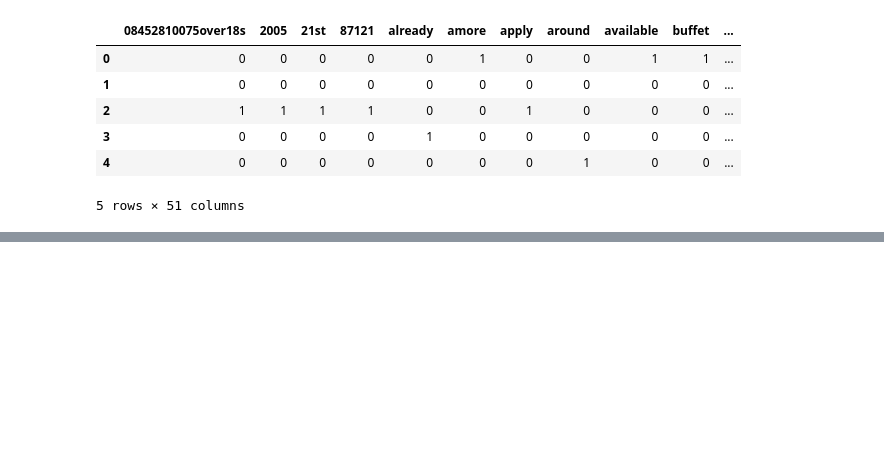
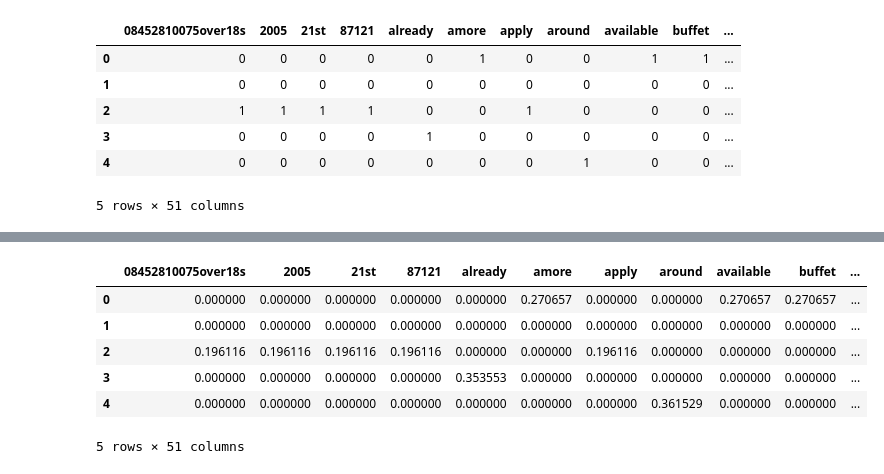
Before and after one commit to SammyOngaya/Natural-Language-Processing, a Jupyter notebook: Text Analysis with NLTK.ipynb, the cells around one changed output, grey strips where cells are left out. Cells and saved outputs as stored; diff of their text form; code cells hidden in the pictures; blank space fills up the shorter version.

```diff
--- a/Text Analysis with NLTK.ipynb
+++ b/Text Analysis with NLTK.ipynb
@@ -341,0 +373,3 @@ pd.DataFrame(counter,index=[0]).T.sort_values(by=[0],ascending=True).plot(kind='
+# %%
+df['upper_case_words_len']=df['text'].apply(lambda x: upper_case_words_len(x))
+df.sort_values(by=['upper_case_words_len'],ascending=False).head(3)
@@ -411,0 +453,5 @@ dtm_df
+# %%
+# Instatiate the TfidfVectorizer class
+tf_idf_vectorizer=TfidfVectorizer()
+tf_idf_matrix=tf_idf_vectorizer.fit_transform(df['clean_tokenized_text'].head(5))
+tf_idf_matrix
@@ -411,0 +492,12 @@ dtm_df
+# %%
+# Let's create a DataFrame for the tf-idf matrix
+tf_idf_df=pd.DataFrame(tf_idf_matrix.toarray(),columns=tf_idf_vectorizer.get_feature_names())
+tf_idf_df
+# %% [output]
+|  | 08452810075over18s | 2005 | 21st | 87121 | already | amore | apply | around | available | buffet | ... |
+| 0 | 0.000000 | 0.000000 | 0.000000 | 0.000000 | 0.000000 | 0.270657 | 0.000000 | 0.000000 | 0.270657 | 0.270657 | ... |
+| 1 | 0.000000 | 0.000000 | 0.000000 | 0.000000 | 0.000000 | 0.000000 | 0.000000 | 0.000000 | 0.000000 | 0.000000 | ... |
+| 2 | 0.196116 | 0.196116 | 0.196116 | 0.196116 | 0.000000 | 0.000000 | 0.196116 | 0.000000 | 0.000000 | 0.000000 | ... |
+| 3 | 0.000000 | 0.000000 | 0.000000 | 0.000000 | 0.353553 | 0.000000 | 0.000000 | 0.000000 | 0.000000 | 0.000000 | ... |
+| 4 | 0.000000 | 0.000000 | 0.000000 | 0.000000 | 0.000000 | 0.000000 | 0.000000 | 0.361529 | 0.000000 | 0.000000 | ... |
+5 rows × 51 columns
```
Also changed, not shown: parts of 17 cells of this notebook.
